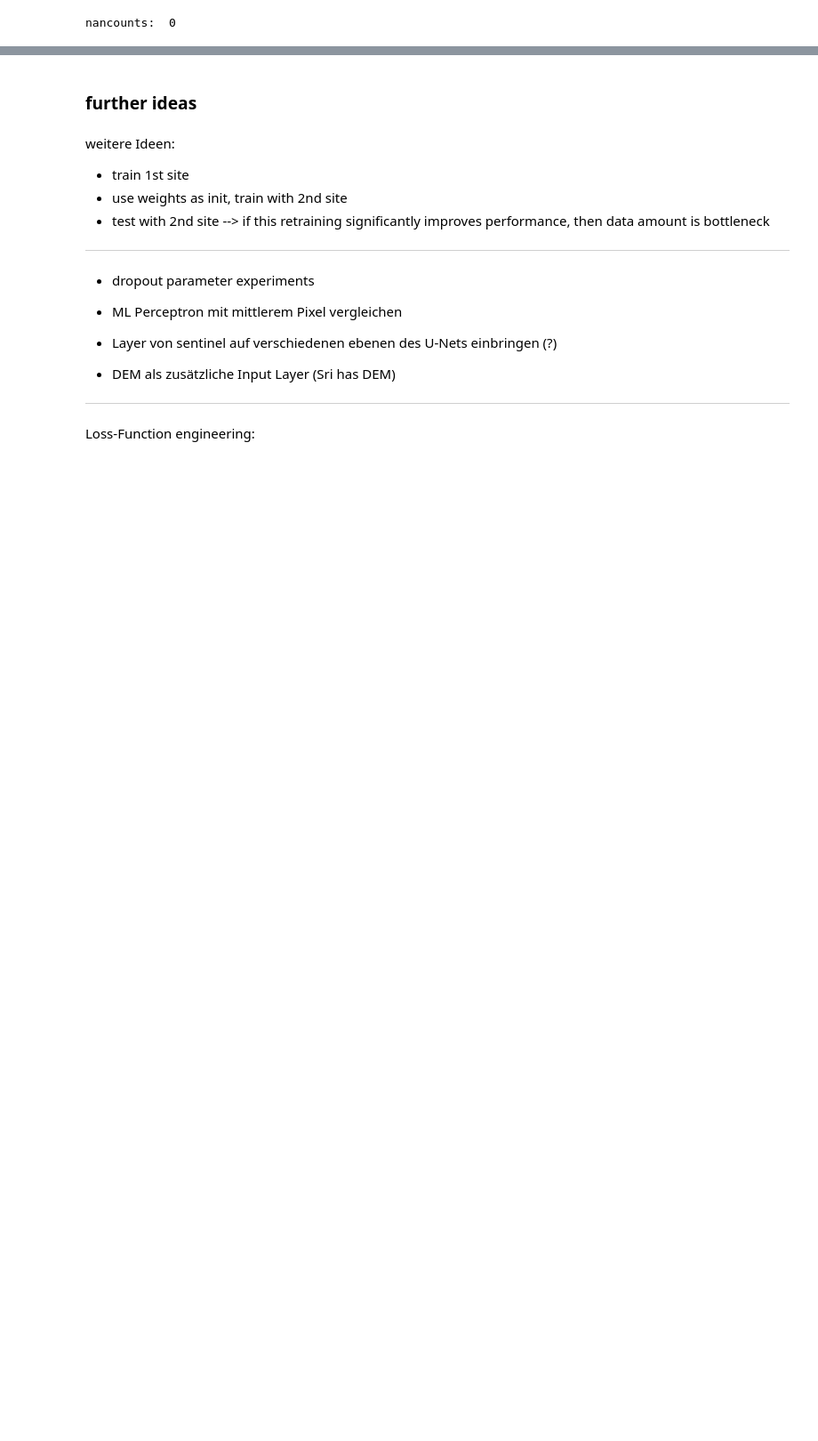
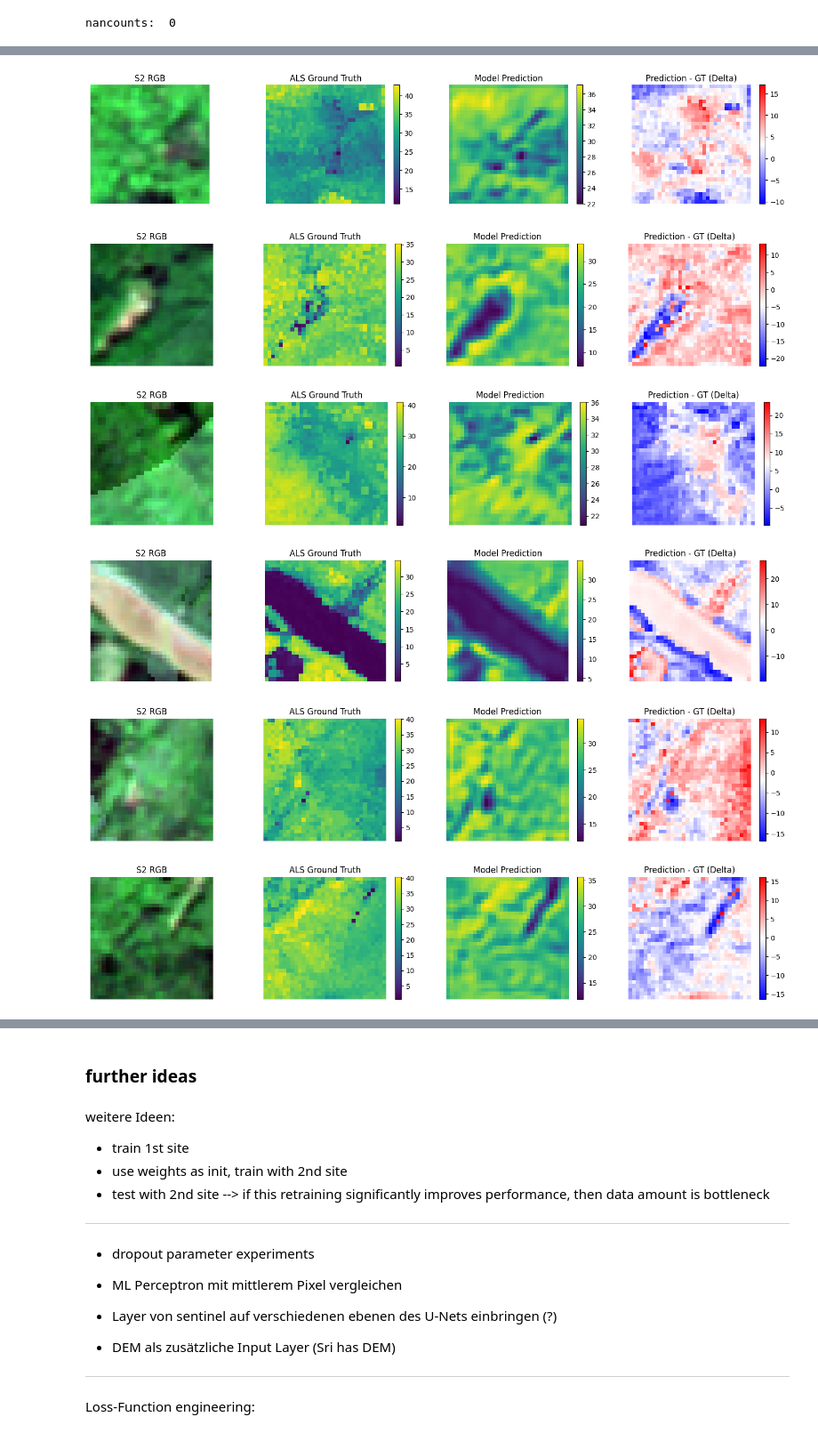
Before and after one commit to fizz-x/TreeHeads, a Jupyter notebook: training/04_unet_losstune.ipynb, the cells around one changed output, grey strips where cells are left out. Shown at 89% size. Saved outputs shown, nothing was run; the diff lists cells and outputs as text; code cells hidden in the pictures; blank space fills up the shorter version.

```diff
--- a/training/04_unet_losstune.ipynb
+++ b/training/04_unet_losstune.ipynb
@@ -985,2 +892,11 @@ Number of parameters:   1869761
 -------------------------------
 Evaluation report completed.
+# %%
+eval.plot_real_pred_delta(model, val_loader, num_samples=10, device=config['device'],json_path=ALS_NORM_PARAMS_JOINT)
+# %% [output]
+[figure, added]
+[figure, added]
+[figure, added]
+[figure, added]
+[figure, added]
+[figure, added]
```
Also changed, not shown: parts of 17 cells of this notebook, 1 other file.
